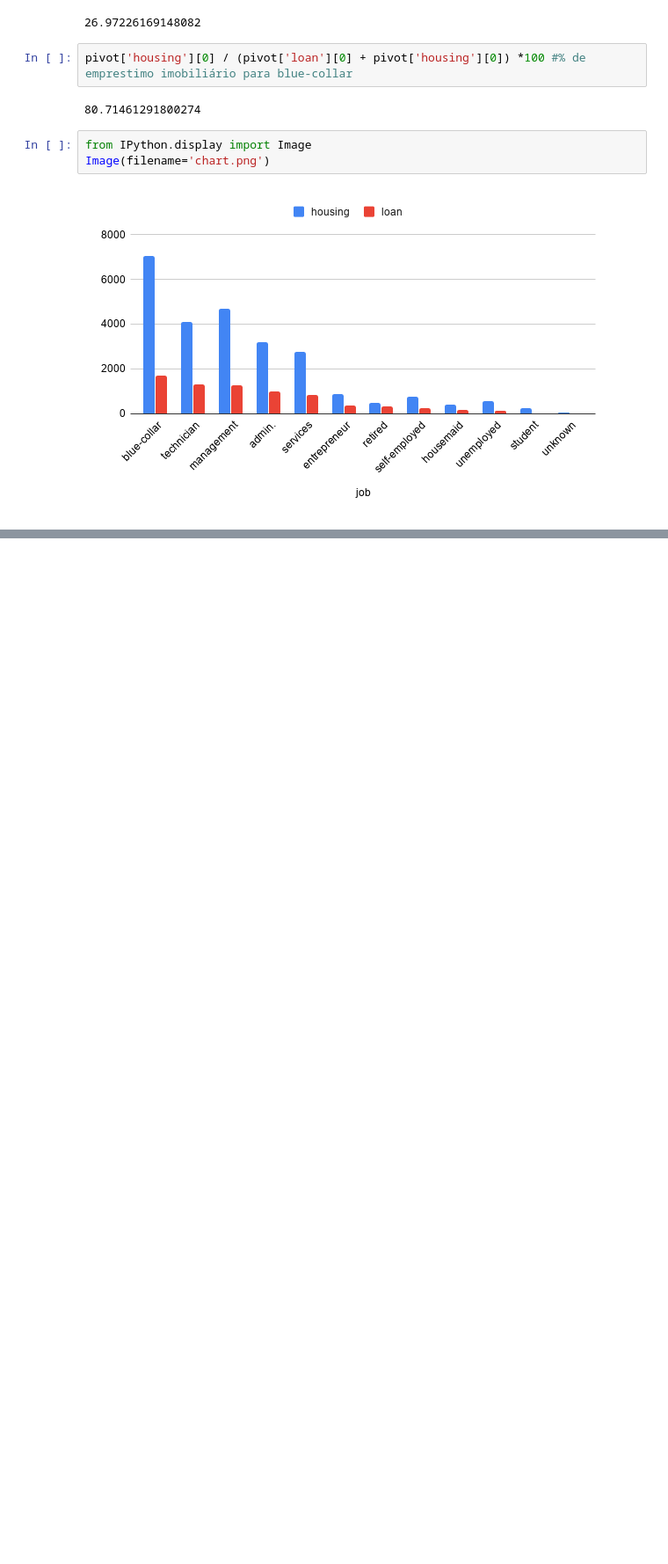
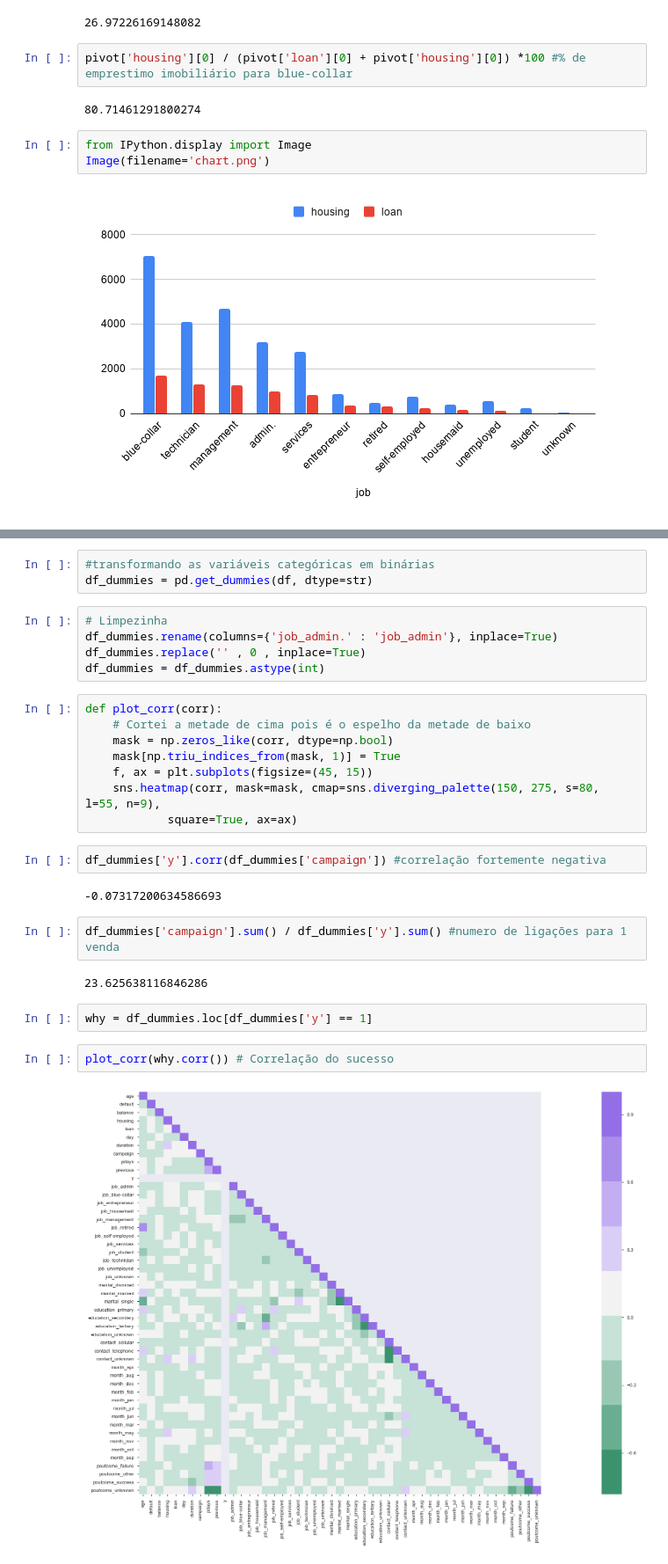
Before and after one commit to carollmbg/Semantix, a Jupyter notebook: Semantix.ipynb, the cells around one changed output, grey strips where cells are left out. Shown at 88% size. Cells and saved outputs as stored; diff of their text form; blank space fills up the shorter version.

Commit message:
limpeza de dados, transformação das variaveis categóricas em ninárias e resposta da pergunta 2

```diff
--- a/Semantix.ipynb
+++ b/Semantix.ipynb
@@ -103,0 +108,30 @@ Image(filename='chart.png')
+# %%
+#transformando as variáveis categóricas em binárias
+df_dummies = pd.get_dummies(df, dtype=str)
+# %%
+# Limpezinha
+df_dummies.rename(columns={'job_admin.' : 'job_admin'}, inplace=True)
+df_dummies.replace('' , 0 , inplace=True)
+df_dummies = df_dummies.astype(int)
+# %%
+def plot_corr(corr):
+    # Cortei a metade de cima pois é o espelho da metade de baixo
+    mask = np.zeros_like(corr, dtype=np.bool)
+    mask[np.triu_indices_from(mask, 1)] = True
+    f, ax = plt.subplots(figsize=(45, 15))
+    sns.heatmap(corr, mask=mask, cmap=sns.diverging_palette(150, 275, s=80, l=55, n=9),
+            square=True, ax=ax)
+# %%
+df_dummies['y'].corr(df_dummies['campaign']) #correlação fortemente negativa
+# %% [output]
+-0.07317200634586693
+# %%
+df_dummies['campaign'].sum() / df_dummies['y'].sum() #numero de ligações para 1 venda
+# %% [output]
+23.625638116846286
+# %%
+why = df_dummies.loc[df_dummies['y'] == 1]
+# %%
+plot_corr(why.corr()) # Correlação do sucesso
+# %% [output]
+[figure, added]
```
Also changed, not shown: parts of 2 cells of this notebook.
